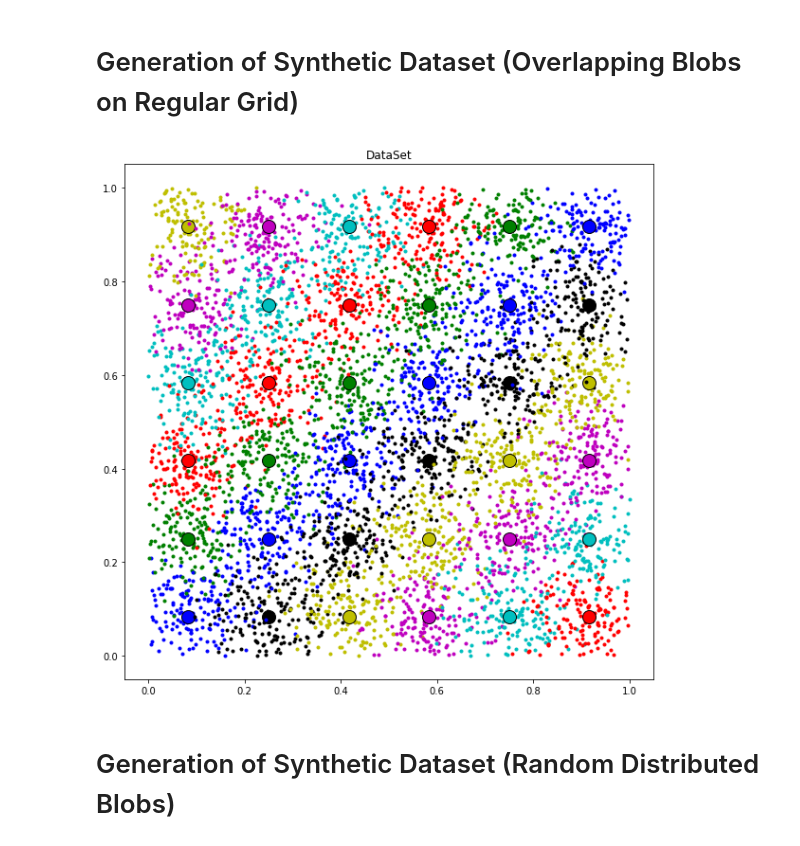
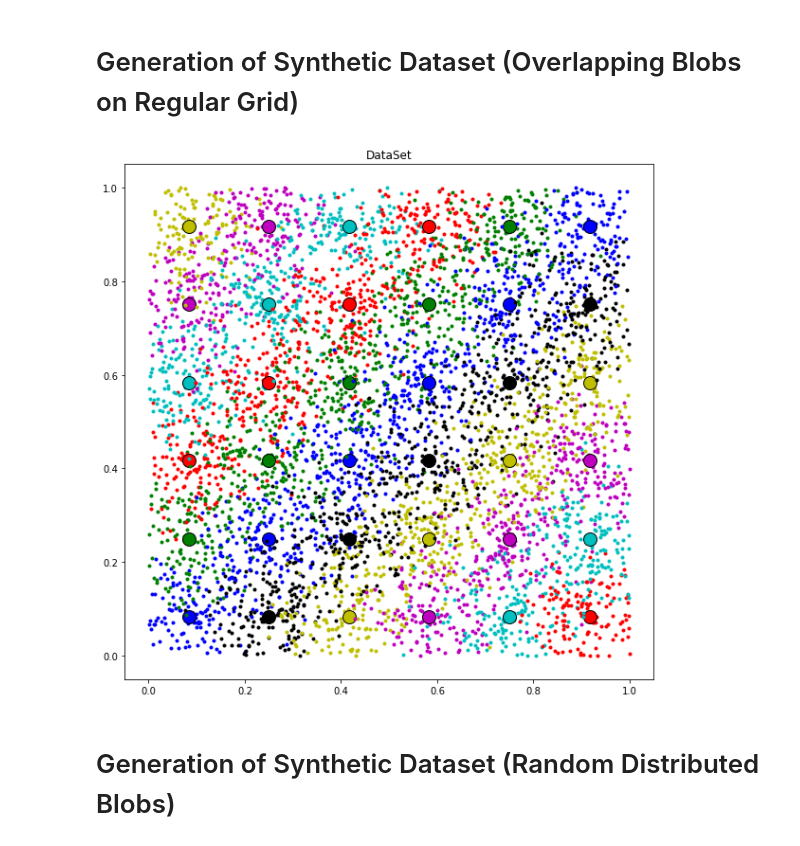
Before and after one commit to R-Mussabayev/flakylib, a Jupyter notebook: flakylib_demo.ipynb, the cells around one changed output. Saved outputs shown, nothing was run; the diff lists cells and outputs as text; code cells hidden in the pictures.

```diff
--- a/flakylib_demo.ipynb
+++ b/flakylib_demo.ipynb
@@ -11,22 +11,22 @@ from sklearn.cluster import KMeans
 # %%
 grid_size = 6
 n_features = 2
 n_samples = 6000
-standard_deviation = 0.06
+standard_deviation = 0.07
 n_candidates = 3
 #nb.config.NUMBA_NUM_THREADS = 8 # The number of CPU cores for the parallel processing
 
 samples, true_sample_membership, true_centroids = generate_blobs_on_grid(n_samples, grid_size, n_features, standard_deviation)
 
 if n_features == 2:
     draw_dataset(samples, true_centroids, true_sample_membership)
 
 n_samples = samples.shape[0]
 n_clusters = true_centroids.shape[0]
 
 sample_weights, sample_membership, sample_objectives, centroids, centroid_sums, centroid_counts, centroid_objectives = empty_state(n_samples, n_features, n_clusters)
 # %% [output]
-[figure, old version]
+[figure, new version]
 # %% [markdown]
 # Generation of Synthetic Dataset (Random Distributed Blobs)
 # %%
```
Also changed, not shown: parts of 24 cells of this notebook, 2 other files.
